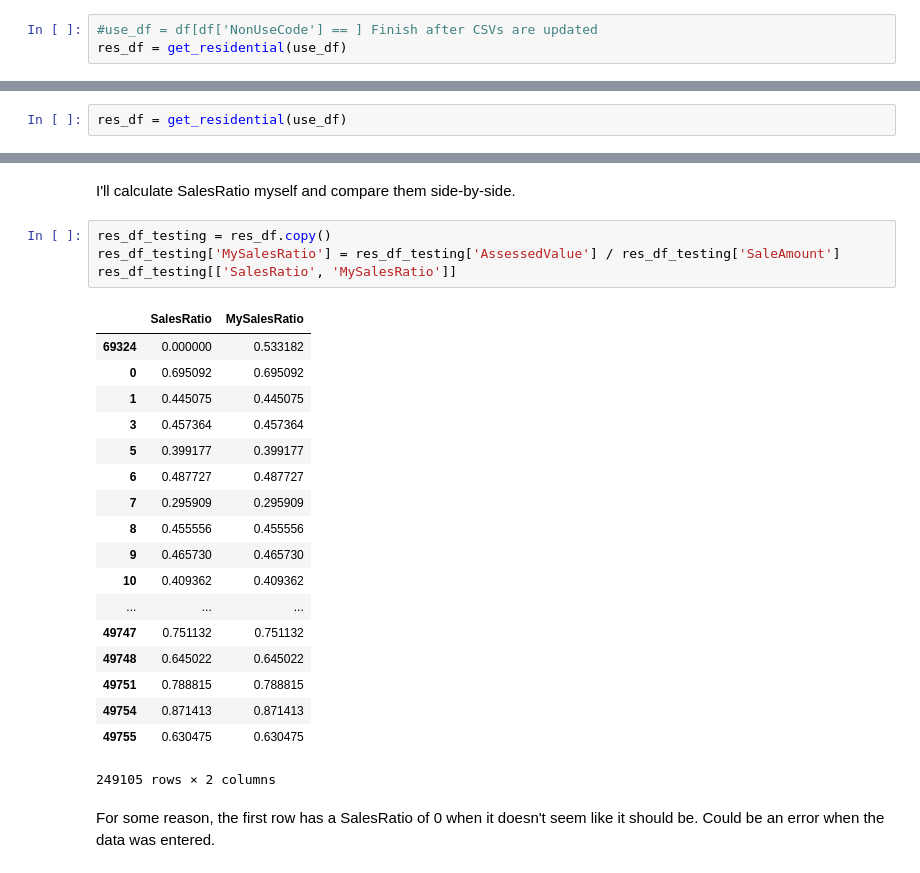
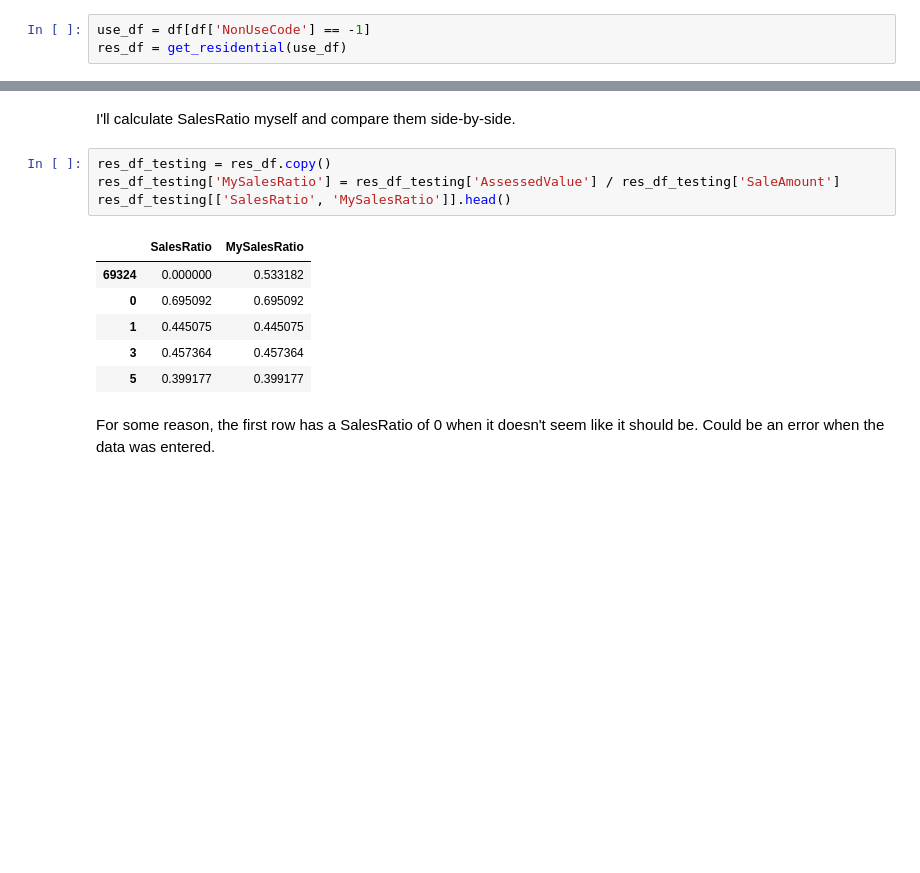
Before and after one commit to jamiekasulis/ct_real_estate_sales, a Jupyter notebook: Data Exploration.ipynb, the cells around one changed output, grey strips where cells are left out. Drawn from its saved outputs; the diff is of its cells as text; blank space fills up the shorter version.

```diff
--- a/Data Exploration.ipynb
+++ b/Data Exploration.ipynb
@@ -105,5 +104,5 @@ def get_commercial(df):
     """
     return df[df['PropertyType'] == 'Commercial']
 # %%
-#use_df = df[df['NonUseCode'] == ] Finish after CSVs are updated
+use_df = df[df['NonUseCode'] == -1]
 res_df = get_residential(use_df)
@@ -204,5 +192,3 @@ __NOTE:__ Delete this (short) section after the CSVs have been regenerated. res_
-# %%
-res_df = get_residential(use_df)
 # %% [markdown]
 ### Calculate town-by-town statistics
 * Median assessed value
@@ -315,26 +301,14 @@ I'll calculate SalesRatio myself and compare them side-by-side.
 # %%
 res_df_testing = res_df.copy()
 res_df_testing['MySalesRatio'] = res_df_testing['AssessedValue'] / res_df_testing['SaleAmount']
-res_df_testing[['SalesRatio', 'MySalesRatio']]
+res_df_testing[['SalesRatio', 'MySalesRatio']].head()
 # %% [output]
 |  | SalesRatio | MySalesRatio |
 | 69324 | 0.000000 | 0.533182 |
 | 0 | 0.695092 | 0.695092 |
 | 1 | 0.445075 | 0.445075 |
 | 3 | 0.457364 | 0.457364 |
 | 5 | 0.399177 | 0.399177 |
-| 6 | 0.487727 | 0.487727 |
-| 7 | 0.295909 | 0.295909 |
-| 8 | 0.455556 | 0.455556 |
-| 9 | 0.465730 | 0.465730 |
-| 10 | 0.409362 | 0.409362 |
-| ... | ... | ... |
-| 49747 | 0.751132 | 0.751132 |
-| 49748 | 0.645022 | 0.645022 |
-| 49751 | 0.788815 | 0.788815 |
-| 49754 | 0.871413 | 0.871413 |
-| 49755 | 0.630475 | 0.630475 |
-249105 rows × 2 columns
 # %% [markdown]
 For some reason, the first row has a SalesRatio of 0 when it doesn't seem like it should be. Could be an error when the data was entered.
 # %% [markdown]
```
Also changed, not shown: parts of 18 cells of this notebook.
